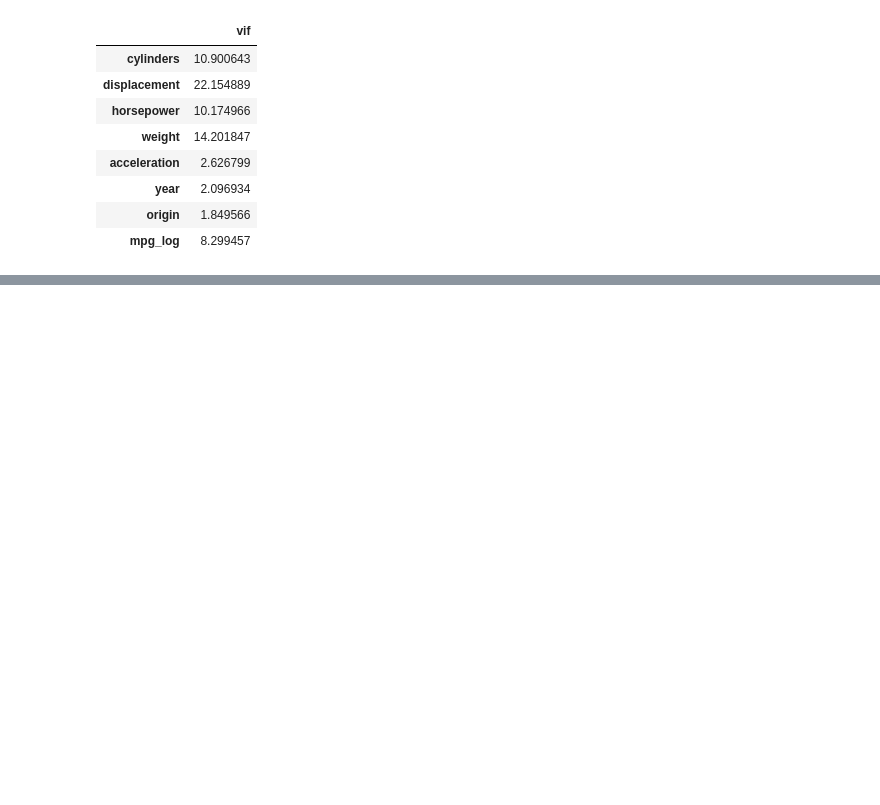
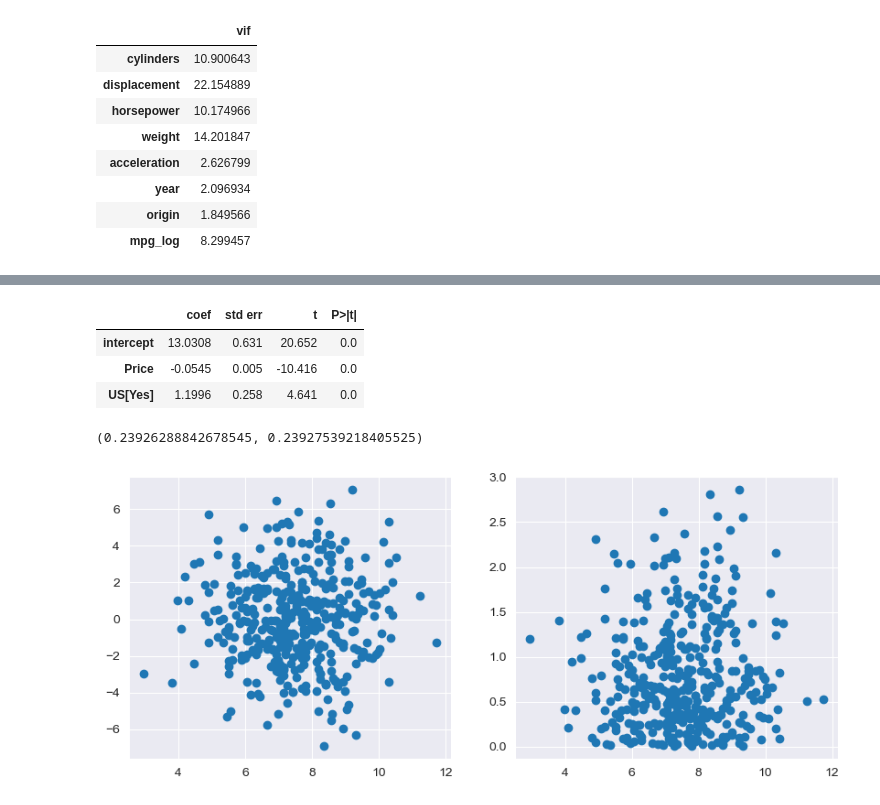
Before and after one commit to WanomiR/isl, a Jupyter notebook: notebooks/3_Exs_Linear_Regression.ipynb, the cells around one changed output, grey strips where cells are left out. Saved outputs shown, nothing was run; the diff lists cells and outputs as text; code cells hidden in the pictures; blank space fills up the shorter version.

```diff
--- a/notebooks/3_Exs_Linear_Regression.ipynb
+++ b/notebooks/3_Exs_Linear_Regression.ipynb
@@ -207,0 +210,3 @@ vif
+# %%
+Carseats = load_data("Carseats")
+Carseats.head()
@@ -207,0 +220,10 @@ vif
+# %%
+design = MS(["Price", "Urban", "US"])
+
+X = design.fit_transform(Carseats)
+y = Carseats["Sales"]
+
+model = sm.OLS(y, X)
+results1 = model.fit()
+
+summarize(results1)
@@ -207,0 +236,26 @@ vif
+# %%
+design = MS(["Price", "US"])
+X = design.fit_transform(Carseats)
+
+model = sm.OLS(y, X)
+results2 = model.fit()
+
+summarize(results2)
+# %% [output]
+|  | coef | std err | t | P>|t| |
+| intercept | 13.0308 | 0.631 | 20.652 | 0.0 |
+| Price | -0.0545 | 0.005 | -10.416 | 0.0 |
+| US[Yes] | 1.1996 | 0.258 | 4.641 | 0.0 |
+# %%
+results2.rsquared, results1.rsquared
+# %% [output]
+(0.23926288842678545, 0.23927539218405525)
+# %%
+_, axs = plt.subplots(1, 2, figsize=(10, 4))
+
+resid_se = np.sqrt(np.sum(results2.resid**2 / (400 - 2)))
+
+axs[0].scatter(results2.fittedvalues, results2.resid)
+axs[1].scatter(results2.fittedvalues, np.abs(results2.resid / resid_se));
+# %% [output]
+[figure, added]
```
Also changed, not shown: parts of 26 cells of this notebook.
